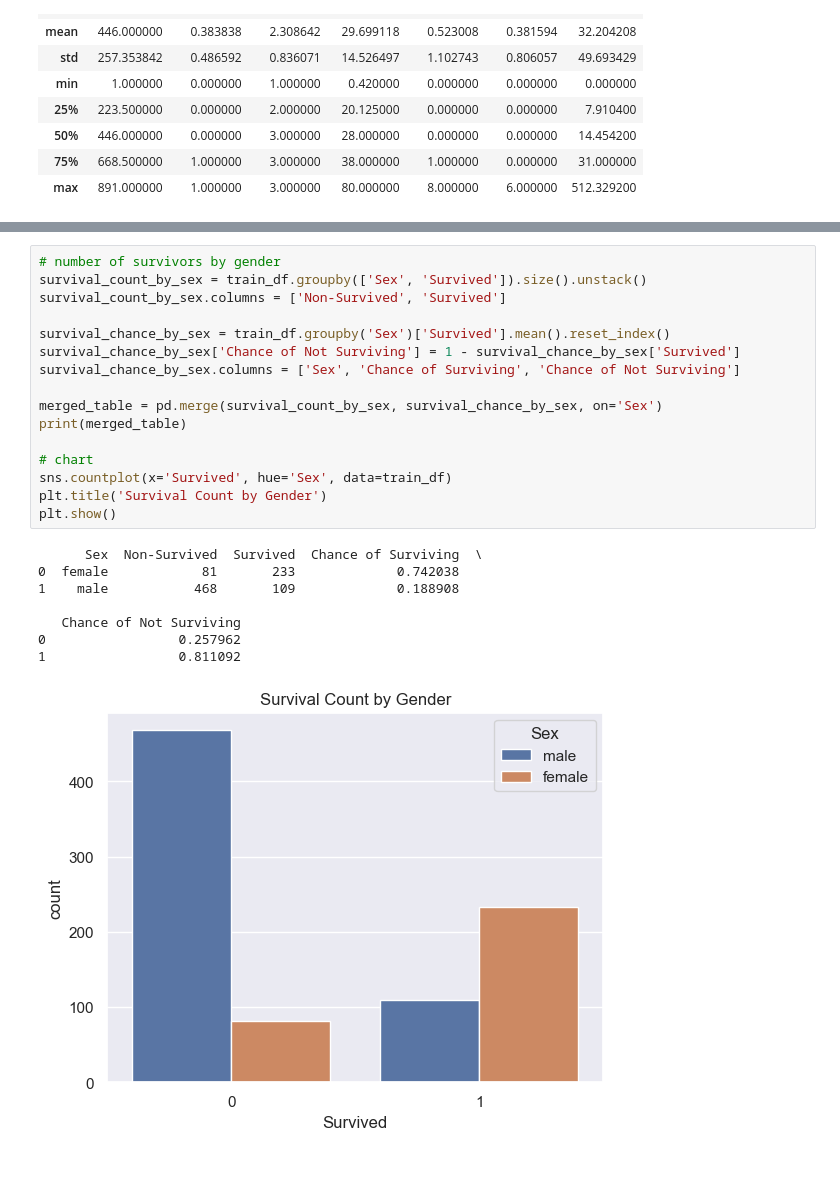
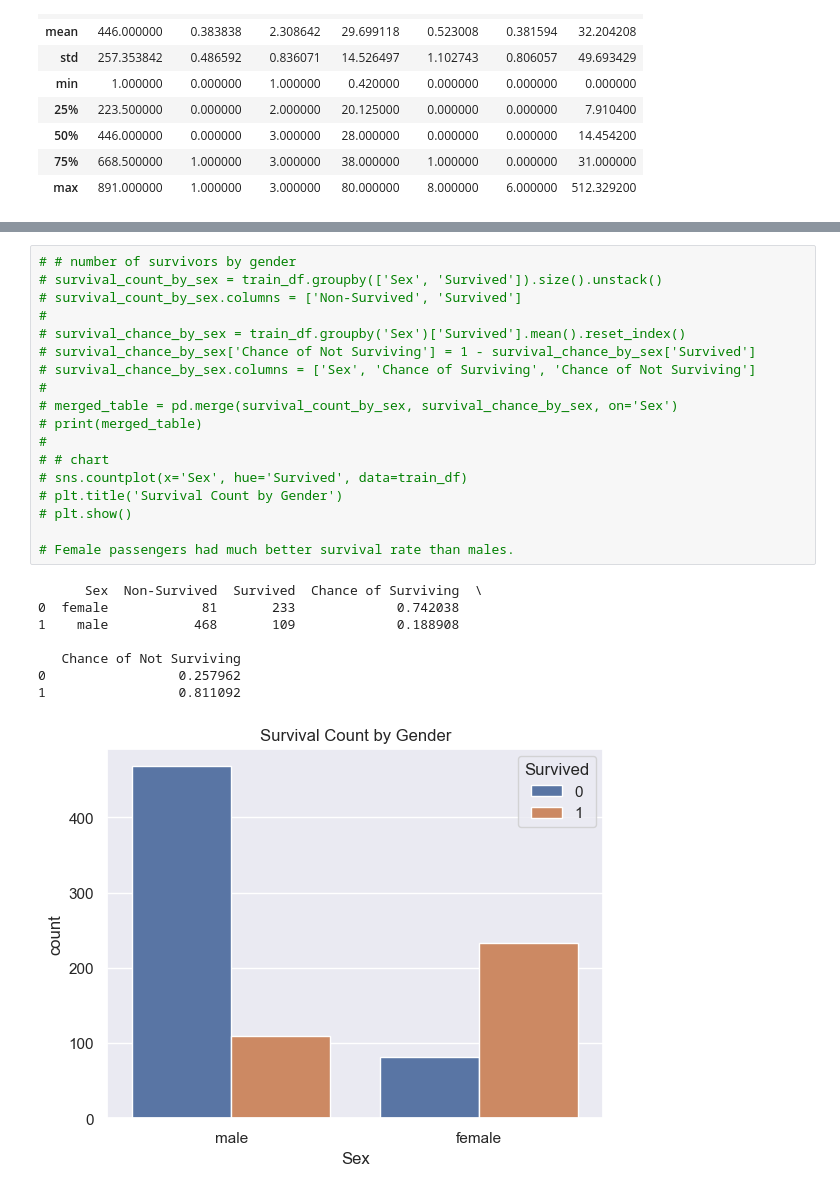
Before and after one commit to filcampos00/ML-titanic, a Jupyter notebook: src/titanic_notebook.ipynb, the cells around one changed output, grey strips where cells are left out. Saved outputs shown, nothing was run; the diff lists cells and outputs as text.

```diff
--- a/src/titanic_notebook.ipynb
+++ b/src/titanic_notebook.ipynb
@@ -117,28 +119,30 @@ plt.show()
 # %%
-# number of survivors by gender
-survival_count_by_sex = train_df.groupby(['Sex', 'Survived']).size().unstack()
-survival_count_by_sex.columns = ['Non-Survived', 'Survived']
+# # number of survivors by gender
+# survival_count_by_sex = train_df.groupby(['Sex', 'Survived']).size().unstack()
+# survival_count_by_sex.columns = ['Non-Survived', 'Survived']
+#
+# survival_chance_by_sex = train_df.groupby('Sex')['Survived'].mean().reset_index()
+# survival_chance_by_sex['Chance of Not Surviving'] = 1 - survival_chance_by_sex['Survived']
+# survival_chance_by_sex.columns = ['Sex', 'Chance of Surviving', 'Chance of Not Surviving']
+#
+# merged_table = pd.merge(survival_count_by_sex, survival_chance_by_sex, on='Sex')
+# print(merged_table)
+#
+# # chart
+# sns.countplot(x='Sex', hue='Survived', data=train_df)
+# plt.title('Survival Count by Gender')
+# plt.show()
 
-survival_chance_by_sex = train_df.groupby('Sex')['Survived'].mean().reset_index()
-survival_chance_by_sex['Chance of Not Surviving'] = 1 - survival_chance_by_sex['Survived']
-survival_chance_by_sex.columns = ['Sex', 'Chance of Surviving', 'Chance of Not Surviving']
-
-merged_table = pd.merge(survival_count_by_sex, survival_chance_by_sex, on='Sex')
-print(merged_table)
-
-# chart
-sns.countplot(x='Survived', hue='Sex', data=train_df)
-plt.title('Survival Count by Gender')
-plt.show()
+# Female passengers had much better survival rate than males.
 # %% [output]
       Sex  Non-Survived  Survived  Chance of Surviving  \
 0  female            81       233             0.742038
 1    male           468       109             0.188908
 
    Chance of Not Surviving
 0                 0.257962
 1                 0.811092
-[figure, old version]
+[figure, new version]
 # %%
 # survivors and non survivors by age
 survived_df = train_df[train_df['Survived'] == 1][['Age']]
```
Also changed, not shown: parts of 4 cells of this notebook.
